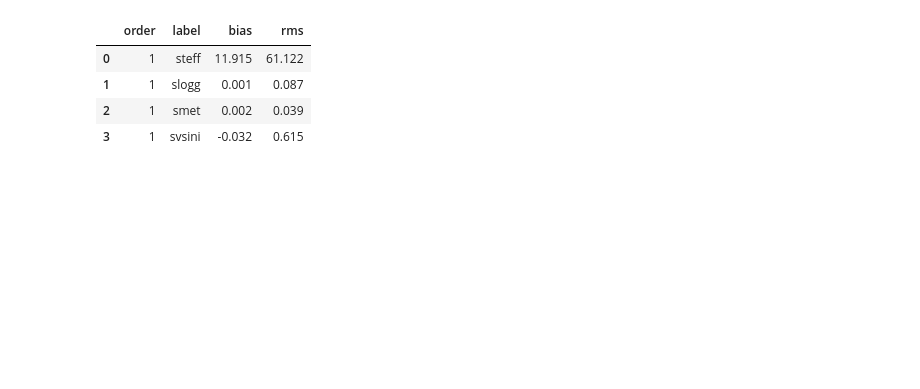
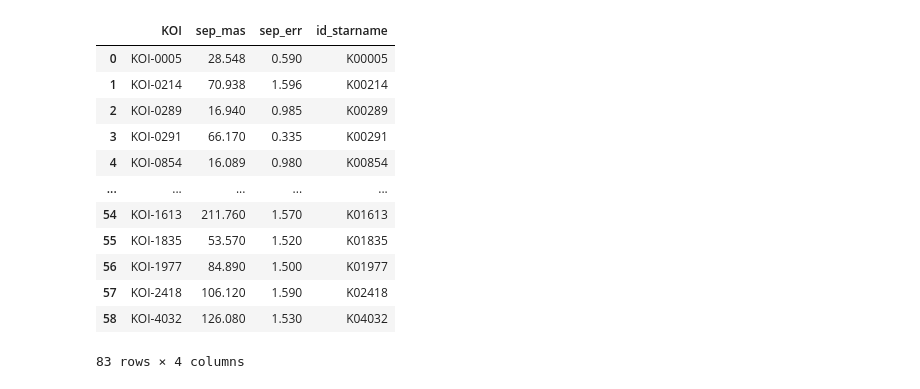
Before and after one commit to isabelangelo/cks_binaries, a Jupyter notebook: scratch_workspace.ipynb, the cells around one changed output. Saved outputs shown, nothing was run; the diff lists cells and outputs as text; code cells hidden in the pictures; blank space fills up the shorter version.

```diff
--- a/scratch_workspace.ipynb
+++ b/scratch_workspace.ipynb
@@ -1,14 +0,0 @@
-# %%
-# let me just check the saved stats
-# if they look similar to before, I'll know the code is running correctly.
-# and then I'll run it on all the orders and maybe even be done for the day!
-# I can go glaze a bowl at my studio <3
-import pandas as pd
-df = pd.read_csv('./data/cannon_models/cannon_order_model_stats.csv')
-df
-# %% [output]
-|  | order | label | bias | rms |
-| 0 | 1 | steff | 11.915 | 61.122 |
-| 1 | 1 | slogg | 0.001 | 0.087 |
-| 2 | 1 | smet | 0.002 | 0.039 |
-| 3 | 1 | svsini | -0.032 | 0.615 |
@@ -21,0 +3,39 @@ df
+# %%
+k16_path = './data/literature_data/Kraus2016/'
+
+def load_kraus_table(path):
+    table = pd.read_csv(path, delim_whitespace=True)
+    table['KOI'] = table['KOI'].str.replace('-A-C', '')
+    table['KOI'] = table['KOI'].str.replace('-A-B', '')
+    table['KOI'] = table['KOI'].str.replace('-B-C', '')
+    return table[['KOI', 'sep_mas', 'sep_err']]
+
+# combine companions identified from different methods
+table = pd.concat([
+    load_kraus_table(k16_path+'Kraus2016_Table3.csv'), # NRM
+    load_kraus_table(k16_path+'Kraus2016_Table5.csv'),  # aperture photometry
+    load_kraus_table(k16_path+'Kraus2016_Table6.csv')]) # multi-PSF fitting
+
+# query targets where any separation within reported uncertainties
+# falls within hires slit width of 0.8arcsec
+hires_slit_width = 800 #0.8arcsec = 800mas
+table = table.query('sep_mas - sep_err < @hires_slit_width')
+
+# add column with starnames to match training set table
+table['id_starname'] = table['KOI'].str.replace('KOI-', 'K0')
+# %%
+table
+# %% [output]
+|  | KOI | sep_mas | sep_err | id_starname |
+| 0 | KOI-0005 | 28.548 | 0.590 | K00005 |
+| 1 | KOI-0214 | 70.938 | 1.596 | K00214 |
+| 2 | KOI-0289 | 16.940 | 0.985 | K00289 |
+| 3 | KOI-0291 | 66.170 | 0.335 | K00291 |
+| 4 | KOI-0854 | 16.089 | 0.980 | K00854 |
+| ... | ... | ... | ... | ... |
+| 54 | KOI-1613 | 211.760 | 1.570 | K01613 |
+| 55 | KOI-1835 | 53.570 | 1.520 | K01835 |
+| 56 | KOI-1977 | 84.890 | 1.500 | K01977 |
+| 57 | KOI-2418 | 106.120 | 1.590 | K02418 |
+| 58 | KOI-4032 | 126.080 | 1.530 | K04032 |
+83 rows × 4 columns
```
Also changed, not shown: parts of 7 cells of this notebook, 12 other files.
